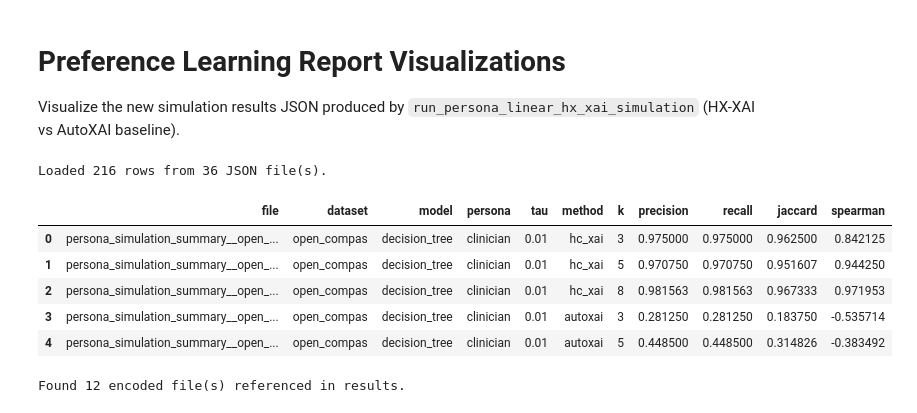
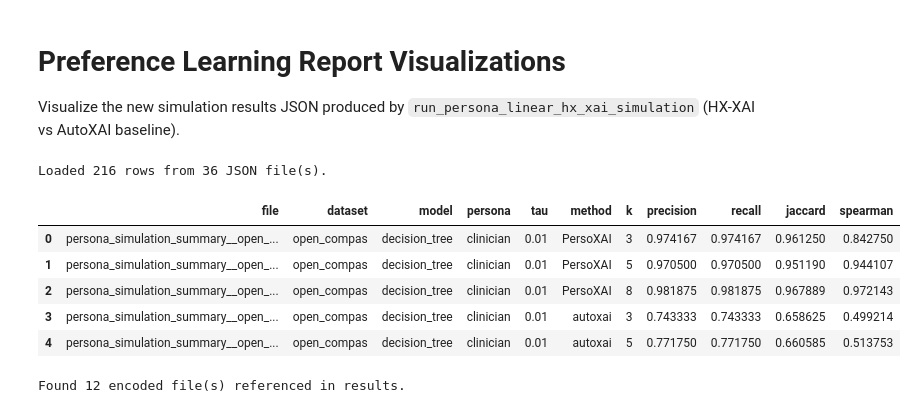
Before and after one commit to kellemNegasi/perso-xai, a Jupyter notebook: src/preference_learning/report_visualization.ipynb, the cells around one changed output. Cells and saved outputs as stored; diff of their text form; code cells hidden in the pictures.

```diff
--- a/src/preference_learning/report_visualization.ipynb
+++ b/src/preference_learning/report_visualization.ipynb
@@ -26,7 +26,7 @@ MODEL_LABELS = {
 }
 
 # Path to either a single simulation JSON or a directory containing multiple JSON files.
-RESULTS_PATH = Path('../../results') / 'hc_combo_20251228_050331' / 'preference_learning_simulation_advanced' / 'basic_features/tuned-svc-best_tau_and_users' # basic_plus_stat, full_lm_stats, basic_features
+RESULTS_PATH = Path('../../results') / 'hc_combo_20251228_050331' / 'preference_learning_simulation_advanced' / 'basic_features/tuned-svc-allmetrics_defaultc' # basic_plus_stat, full_lm_stats, basic_features
 
 
 # Optional filters.
@@ -76,7 +76,7 @@ def load_simulation_results(path: Path = RESULTS_PATH) -> pd.DataFrame:
             tau = None
 
         for method, key in (
-            ('hc_xai', 'aggregate_top_k_mean'),
+            ('PersoXAI', 'aggregate_top_k_mean'),
             ('autoxai', 'aggregate_autoxai_top_k_mean'),
         ):
             top_k = payload.get(key) or {}
@@ -93,38 +93,38 @@ def load_simulation_results(path: Path = RESULTS_PATH) -> pd.DataFrame:
                     else:
                         spearman = float(stats.get('rank_correlation.spearman') or 0.0)
                 records.append(
                     {
                         'file': json_path.name,
                         'dataset': dataset,
                         'model': model,
                         'persona': persona,
                         'tau': tau,
                         'method': method,
                         'k': k_int,
                         'precision': float((stats or {}).get('precision', 0.0)),
                         'recall': float((stats or {}).get('recall', 0.0)),
                         'jaccard': float((stats or {}).get('jaccard', 0.0)),
                         'spearman': spearman,
                     }
                 )
     df = pd.DataFrame(records)
     if df.empty:
         print(f'No simulation results found under: {path.resolve()}')
         return df
     print(f'Loaded {len(df)} rows from {df["file"].nunique()} JSON file(s).')
     return df
 
 
 results_df = load_simulation_results()
 results_df.head()
 # %% [output]
 Loaded 216 rows from 36 JSON file(s).
 |  | file | dataset | model | persona | tau | method | k | precision | recall | jaccard | spearman |
-| 0 | persona_simulation_summary__open_... | open_compas | decision_tree | clinician | 0.01 | hc_xai | 3 | 0.975000 | 0.975000 | 0.962500 | 0.842125 |
-| 1 | persona_simulation_summary__open_... | open_compas | decision_tree | clinician | 0.01 | hc_xai | 5 | 0.970750 | 0.970750 | 0.951607 | 0.944250 |
-| 2 | persona_simulation_summary__open_... | open_compas | decision_tree | clinician | 0.01 | hc_xai | 8 | 0.981563 | 0.981563 | 0.967333 | 0.971953 |
-| 3 | persona_simulation_summary__open_... | open_compas | decision_tree | clinician | 0.01 | autoxai | 3 | 0.281250 | 0.281250 | 0.183750 | -0.535714 |
-| 4 | persona_simulation_summary__open_... | open_compas | decision_tree | clinician | 0.01 | autoxai | 5 | 0.448500 | 0.448500 | 0.314826 | -0.383492 |
+| 0 | persona_simulation_summary__open_... | open_compas | decision_tree | clinician | 0.01 | PersoXAI | 3 | 0.974167 | 0.974167 | 0.961250 | 0.842750 |
+| 1 | persona_simulation_summary__open_... | open_compas | decision_tree | clinician | 0.01 | PersoXAI | 5 | 0.970500 | 0.970500 | 0.951190 | 0.944107 |
+| 2 | persona_simulation_summary__open_... | open_compas | decision_tree | clinician | 0.01 | PersoXAI | 8 | 0.981875 | 0.981875 | 0.967889 | 0.972143 |
+| 3 | persona_simulation_summary__open_... | open_compas | decision_tree | clinician | 0.01 | autoxai | 3 | 0.743333 | 0.743333 | 0.658625 | 0.499214 |
+| 4 | persona_simulation_summary__open_... | open_compas | decision_tree | clinician | 0.01 | autoxai | 5 | 0.771750 | 0.771750 | 0.660585 | 0.513753 |
 # %%
 # Inspect encoded dataset sizes referenced by the simulation results.
 ENCODED_BASE_DIR = Path('../../results/full_run_dec8/encoded_pareto_fronts/features_full_lm_stats').resolve()
```
Also changed, not shown: parts of 6 cells of this notebook, 12 other files.
